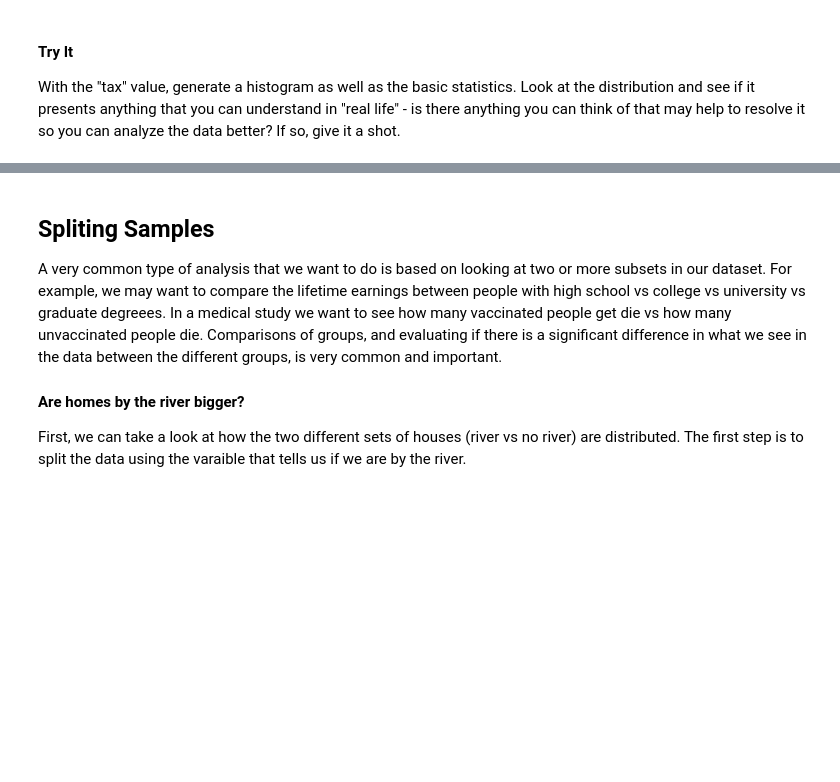
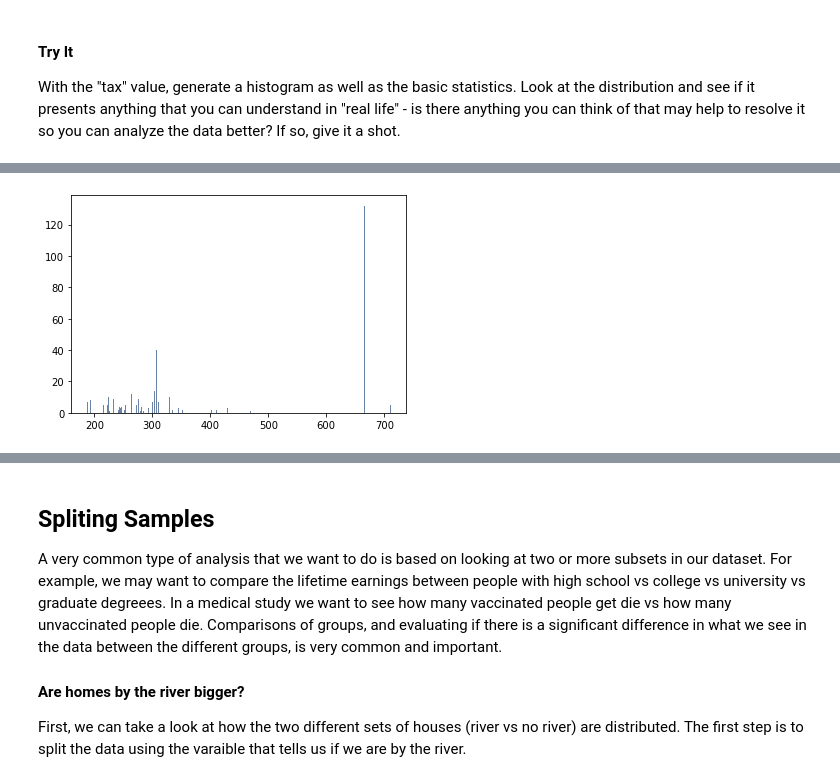
Before and after one commit to Isaacjimoh/Basic_Stats_in_Python_Student_Workbooks, a Jupyter notebook: 002_Basic_Histograms.ipynb, the cells around one changed output, grey strips where cells are left out. Cells and saved outputs as stored; diff of their text form; code cells hidden in the pictures; blank space fills up the shorter version.

```diff
--- a/002_Basic_Histograms.ipynb
+++ b/002_Basic_Histograms.ipynb
@@ -162,3 +163,6 @@ print(df["RM"].median())
 #### Try It
 
 With the "tax" value, generate a histogram as well as the basic statistics. Look at the distribution and see if it presents anything that you can understand in "real life" - is there anything you can think of that may help to resolve it so you can analyze the data better? If so, give it a shot.
+# %%
+TAXh = thinkstats2.Hist(round(df["TAX"]), label="Tax")
+hist
@@ -164,0 +198,4 @@ With the "tax" value, generate a histogram as well as the basic statistics. Look
+# %%
+thinkplot.Hist(TAXh)
+# %% [output]
+[figure, added]
```
Also changed, not shown: parts of 14 cells of this notebook, 3 other files.
